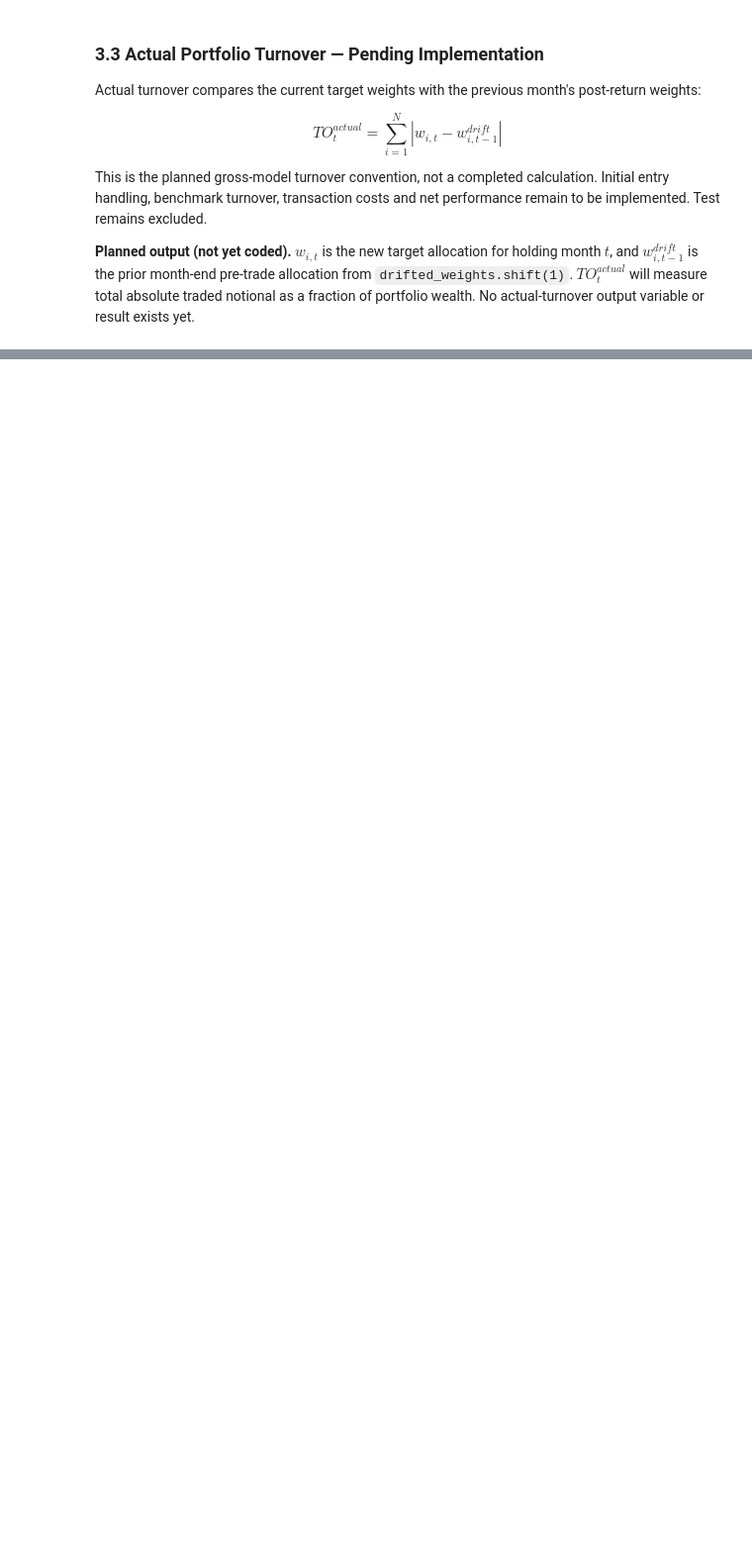
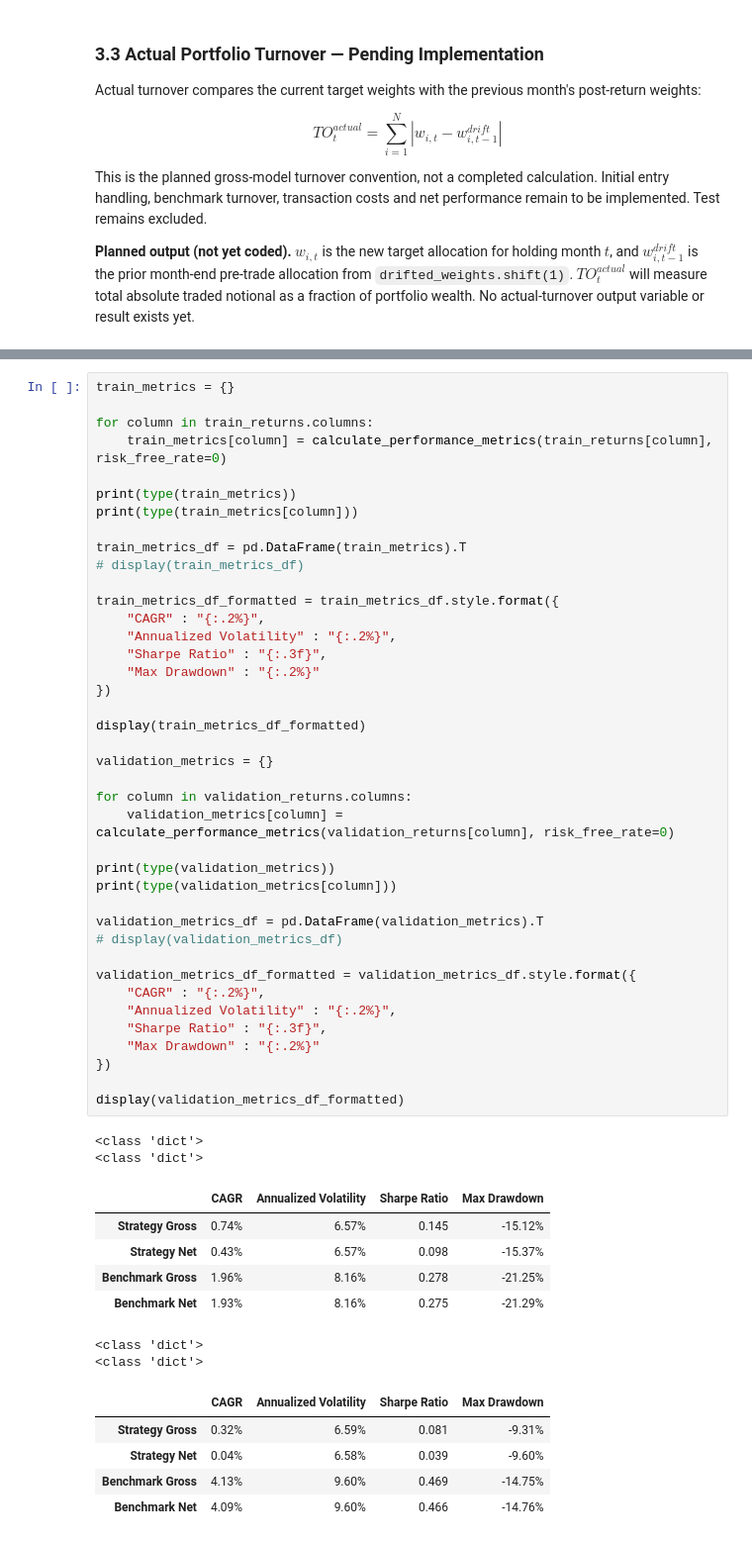
Before and after one commit to KenaelMartini/time-series-momentum-research, a Jupyter notebook: notebooks/3E_03_transaction_costs.ipynb, the cells around one changed output, grey strips where cells are left out. Shown at 99% size. Saved outputs shown, nothing was run; the diff lists cells and outputs as text; blank space fills up the shorter version.

```diff
--- a/notebooks/3E_03_transaction_costs.ipynb
+++ b/notebooks/3E_03_transaction_costs.ipynb
@@ -247,0 +541,55 @@ This is the planned gross-model turnover convention, not a completed calculation
+# %%
+train_metrics = {}
+
+for column in train_returns.columns:
+    train_metrics[column] = calculate_performance_metrics(train_returns[column], risk_free_rate=0)
+
+print(type(train_metrics))
+print(type(train_metrics[column]))
+
+train_metrics_df = pd.DataFrame(train_metrics).T
+# display(train_metrics_df)
+
+train_metrics_df_formatted = train_metrics_df.style.format({
+    "CAGR" : "{:.2%}",
+    "Annualized Volatility" : "{:.2%}",
+    "Sharpe Ratio" : "{:.3f}",
+    "Max Drawdown" : "{:.2%}"
+})
+
+display(train_metrics_df_formatted)
+
+validation_metrics = {}
+
+for column in validation_returns.columns:
+    validation_metrics[column] = calculate_performance_metrics(validation_returns[column], risk_free_rate=0)
+
+print(type(validation_metrics))
+print(type(validation_metrics[column]))
+
+validation_metrics_df = pd.DataFrame(validation_metrics).T
+# display(validation_metrics_df)
+
+validation_metrics_df_formatted = validation_metrics_df.style.format({
+    "CAGR" : "{:.2%}",
+    "Annualized Volatility" : "{:.2%}",
+    "Sharpe Ratio" : "{:.3f}",
+    "Max Drawdown" : "{:.2%}"
+})
+
+display(validation_metrics_df_formatted)
+# %% [output]
+<class 'dict'>
+<class 'dict'>
+|  | CAGR | Annualized Volatility | Sharpe Ratio | Max Drawdown |
+| Strategy Gross | 0.74% | 6.57% | 0.145 | -15.12% |
+| Strategy Net | 0.43% | 6.57% | 0.098 | -15.37% |
+| Benchmark Gross | 1.96% | 8.16% | 0.278 | -21.25% |
+| Benchmark Net | 1.93% | 8.16% | 0.275 | -21.29% |
+<class 'dict'>
+<class 'dict'>
+|  | CAGR | Annualized Volatility | Sharpe Ratio | Max Drawdown |
+| Strategy Gross | 0.32% | 6.59% | 0.081 | -9.31% |
+| Strategy Net | 0.04% | 6.58% | 0.039 | -9.60% |
+| Benchmark Gross | 4.13% | 9.60% | 0.469 | -14.75% |
+| Benchmark Net | 4.09% | 9.60% | 0.466 | -14.76% |
```
Also changed, not shown: parts of 14 cells of this notebook.
